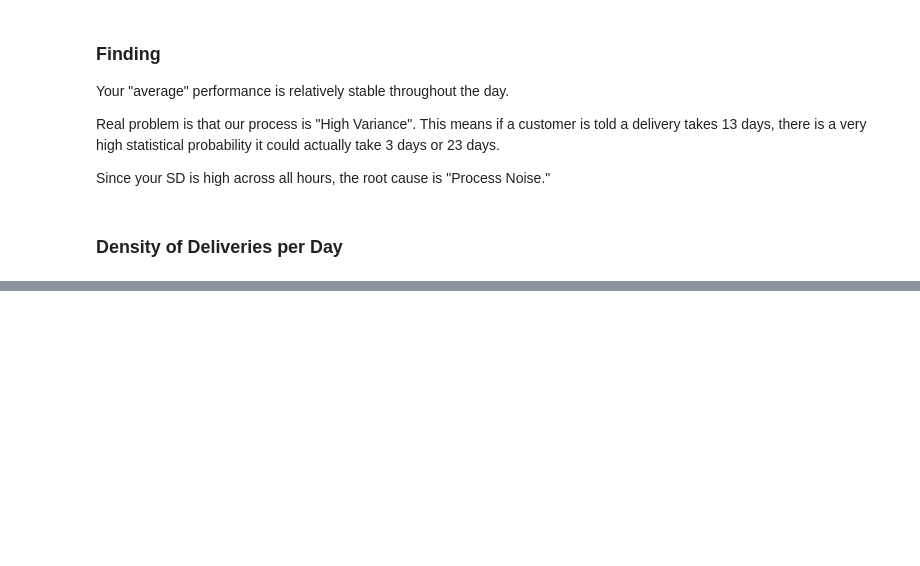
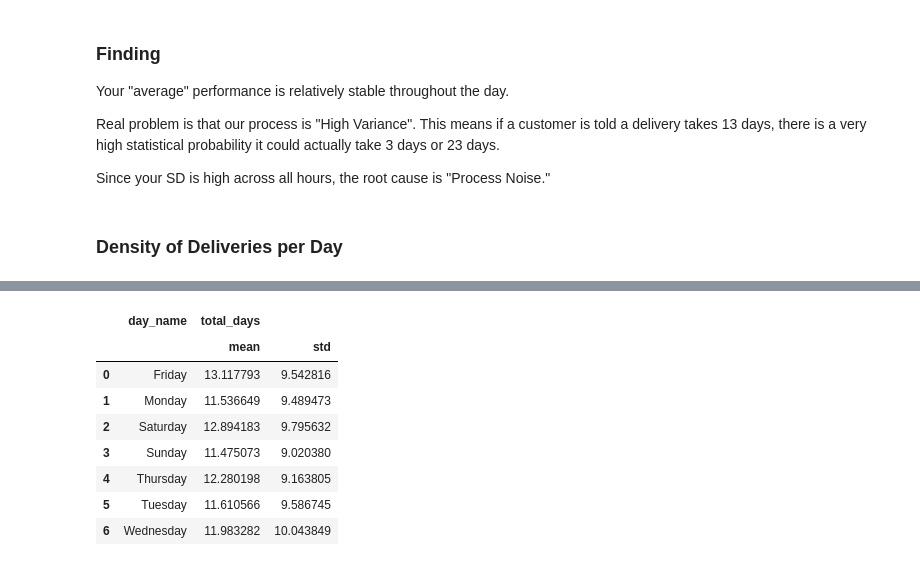
Before and after one commit to yunwe/olist-logistics-efficiency, a Jupyter notebook: notebooks/Delivery Time Distribution.ipynb, the cells around one changed output, grey strips where cells are left out. Cells and saved outputs as stored; diff of their text form; code cells hidden in the pictures; blank space fills up the shorter version.

```diff
--- a/notebooks/Delivery Time Distribution.ipynb
+++ b/notebooks/Delivery Time Distribution.ipynb
@@ -144,0 +145,16 @@ new_df
+# %%
+df['day_name'] = df['order_purchase_timestamp'].dt.day_name()
+
+new_df = df[['day_name', 'total_days']]
+new_df = new_df.groupby('day_name').agg(['mean', 'std']).reset_index()
+new_df
+# %% [output]
+|  | day_name | total_days |  |
+|  |  | mean | std |
+| 0 | Friday | 13.117793 | 9.542816 |
+| 1 | Monday | 11.536649 | 9.489473 |
+| 2 | Saturday | 12.894183 | 9.795632 |
+| 3 | Sunday | 11.475073 | 9.020380 |
+| 4 | Thursday | 12.280198 | 9.163805 |
+| 5 | Tuesday | 11.610566 | 9.586745 |
+| 6 | Wednesday | 11.983282 | 10.043849 |
```
Also changed, not shown: parts of 5 cells of this notebook, 3 other files.
